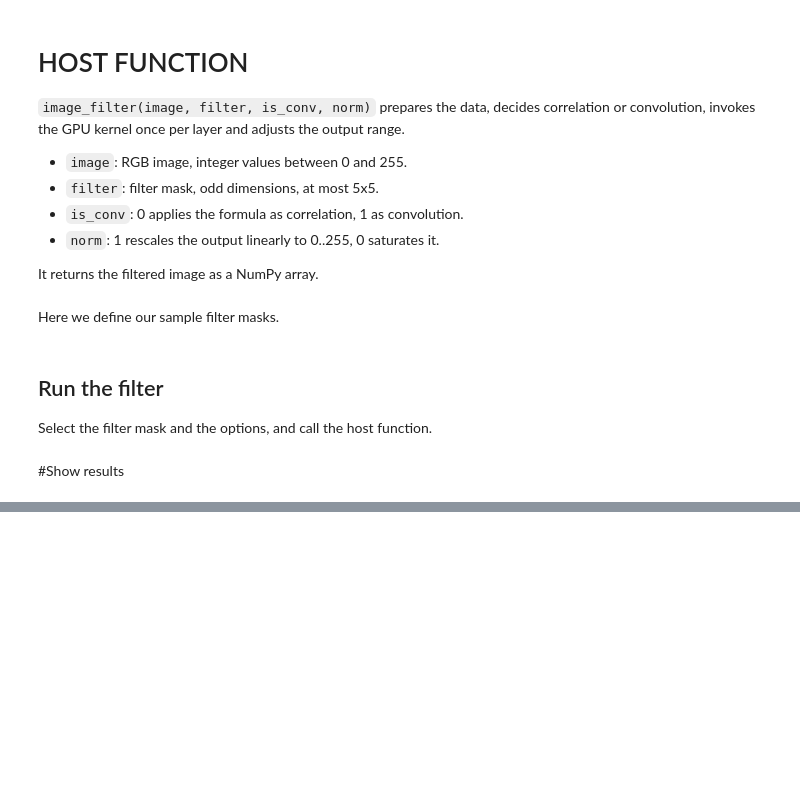
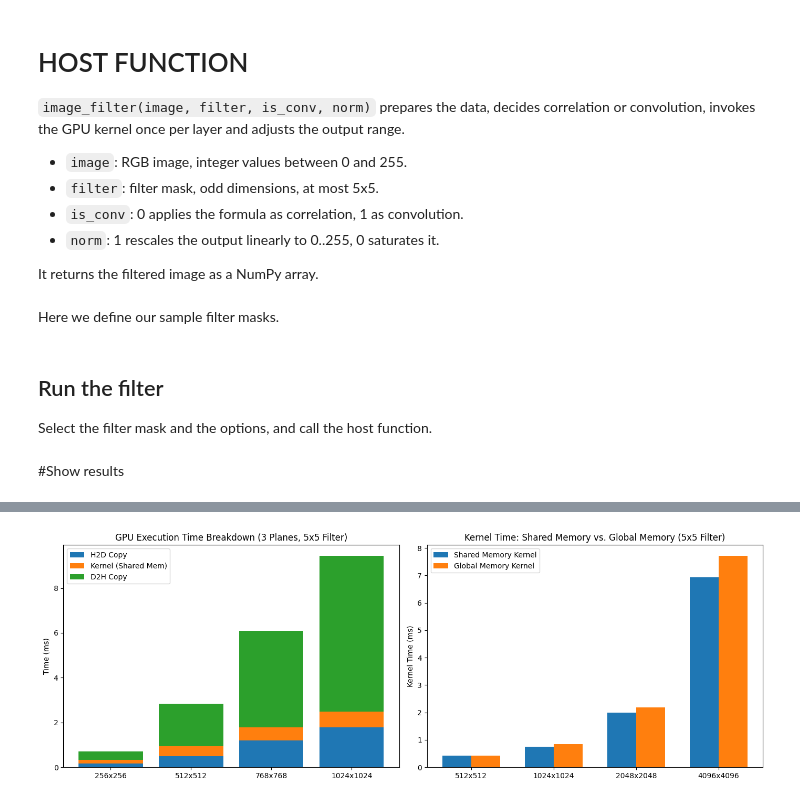
Before and after one commit to Taki3995/Massive-Computing-Laboratories, a Jupyter notebook: PRACTICAL WORKS/SecondPracticalWork.ipynb, the cells around one changed output, grey strips where cells are left out. Saved outputs shown, nothing was run; the diff lists cells and outputs as text; code cells hidden in the pictures; blank space fills up the shorter version.

Commit message:
SECOND PRACTICAL WORK - implementar verificación, benchmarks y análisis técnico

```diff
--- a/PRACTICAL WORKS/SecondPracticalWork.ipynb
+++ b/PRACTICAL WORKS/SecondPracticalWork.ipynb
@@ -293,0 +704,98 @@ plt.show()
+# %%
+# Baseline kernel without shared memory (reads image and mask directly from global memory)
+kernel_global_mem = SourceModule("""
+#define BLOCK 16
+
+__global__ void image_filter_global(float *image,
+                                    float *filtered_img,
+                                    float *mask,
+                                    int width,
+                                    int height,
+                                    int mask_w,
+                                    int mask_h)
+{
+    int col = blockIdx.x * BLOCK + threadIdx.x;
+    int row = blockIdx.y * BLOCK + threadIdx.y;
+    int W16 = gridDim.x * BLOCK;
+
+    int a = (mask_h - 1) / 2;
+    int b = (mask_w - 1) / 2;
+
+    float sum = 0.0f;
+    for (int i = 0; i < mask_h; i++) {
+        int src_r = min(max(row + i - a, 0), height - 1);
+        for (int j = 0; j < mask_w; j++) {
+            int src_c = min(max(col + j - b, 0), width - 1);
+            sum += mask[i * mask_w + j] * image[src_r * width + src_c];
+        }
+    }
+
+    filtered_img[row * W16 + col] = sum;
+}
+""")
+
+image_filter_global_gpu = kernel_global_mem.get_function('image_filter_global')
+
+# Verify both kernels produce identical results
+out_shared, _, _, _ = image_filter_timed(image, filter5, is_conv=0, norm=0, kernel_func=image_filter_gpu)
+out_global, _, _, _ = image_filter_timed(image, filter5, is_conv=0, norm=0, kernel_func=image_filter_global_gpu)
+assert np.array_equal(out_shared, out_global), "Shared and Global kernels produced different outputs!"
+print("[PASS] Shared-memory and Global-memory kernels produce identical output.\n")
+
+# Compare kernel execution times across larger resolutions (5x5 Gaussian mask)
+bench_sizes = [(512, 512), (1024, 1024), (2048, 2048), (4096, 4096)]
+shared_ker_ms = []
+global_ker_ms = []
+
+# Warm-up both kernels
+_ = image_filter_timed(image, filter5, 0, 0, kernel_func=image_filter_gpu)
+_ = image_filter_timed(image, filter5, 0, 0, kernel_func=image_filter_global_gpu)
+
+print(f"{'Resolution':<12} | {'Shared Kernel (ms)':<18} | {'Global Kernel (ms)':<18} | {'Shared Speedup':<14}")
+print("-" * 70)
+
+for h, w in bench_sizes:
+    large_img = ((np.arange(h * w * 3, dtype=np.uint32).reshape((h, w, 3)) * 7 + 11) % 256).astype(np.uint8)
+    runs = 10
+    t_sh, t_gl = 0.0, 0.0
+    for _ in range(runs):
+        _, _, tk_s, _ = image_filter_timed(large_img, filter5, 0, 0, kernel_func=image_filter_gpu)
+        _, _, tk_g, _ = image_filter_timed(large_img, filter5, 0, 0, kernel_func=image_filter_global_gpu)
+        t_sh += tk_s
+        t_gl += tk_g
+
+    ms_s = (t_sh / runs) * 1000.0
+    ms_g = (t_gl / runs) * 1000.0
+    shared_ker_ms.append(ms_s)
+    global_ker_ms.append(ms_g)
+    print(f"{w}x{h:<7} | {ms_s:>17.3f} | {ms_g:>17.3f} | {ms_g / ms_s:>13.2f}x")
+
+# Plot benchmark results using matplotlib
+labels_small = [f"{w}x{h}" for h, w in sizes]
+labels_large = [f"{w}x{h}" for h, w in bench_sizes]
+x_idx = np.arange(len(labels_large))
+
+fig, axes = plt.subplots(1, 2, figsize=(14, 5))
+
+# Left plot: GPU 3-stage breakdown (H2D, Kernel, D2H)
+axes[0].bar(labels_small, h2d_times, label="H2D Copy")
+axes[0].bar(labels_small, kernel_times, bottom=h2d_times, label="Kernel (Shared Mem)")
+bottom_d2h = [h2d_times[i] + kernel_times[i] for i in range(len(sizes))]
+axes[0].bar(labels_small, d2h_times, bottom=bottom_d2h, label="D2H Copy")
+axes[0].set_title("GPU Execution Time Breakdown (3 Planes, 5x5 Filter)")
+axes[0].set_ylabel("Time (ms)")
+axes[0].legend()
+
+# Right plot: Shared Memory vs Global Memory Kernel execution time
+width_bar = 0.35
+axes[1].bar(x_idx - width_bar / 2, shared_ker_ms, width_bar, label="Shared Memory Kernel")
+axes[1].bar(x_idx + width_bar / 2, global_ker_ms, width_bar, label="Global Memory Kernel")
+axes[1].set_xticks(x_idx)
+axes[1].set_xticklabels(labels_large)
+axes[1].set_title("Kernel Time: Shared Memory vs. Global Memory (5x5 Filter)")
+axes[1].set_ylabel("Kernel Time (ms)")
+axes[1].legend()
+
+plt.tight_layout()
+plt.show()
+# %% [output]
@@ -293,0 +810 @@ plt.show()
+[figure, added]
```
Also changed, not shown: parts of 16 cells of this notebook.
